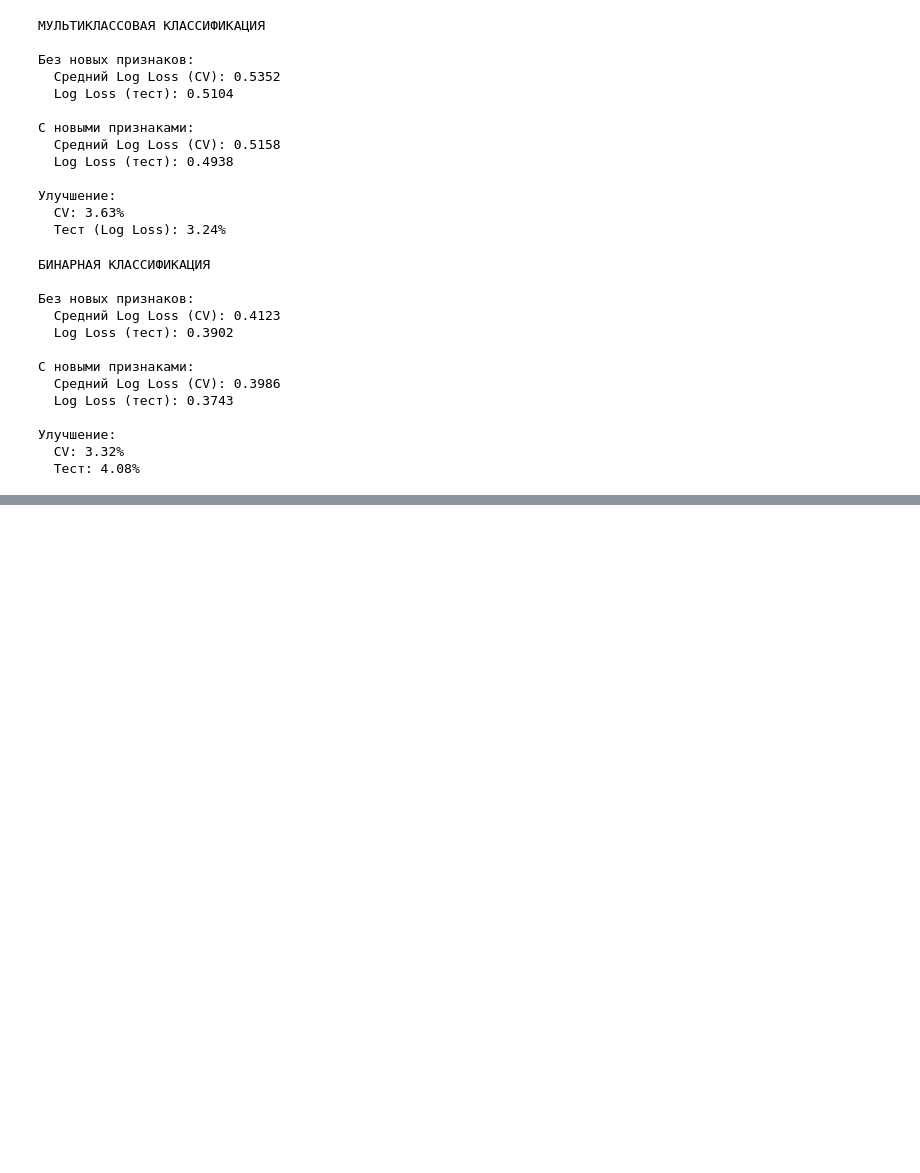
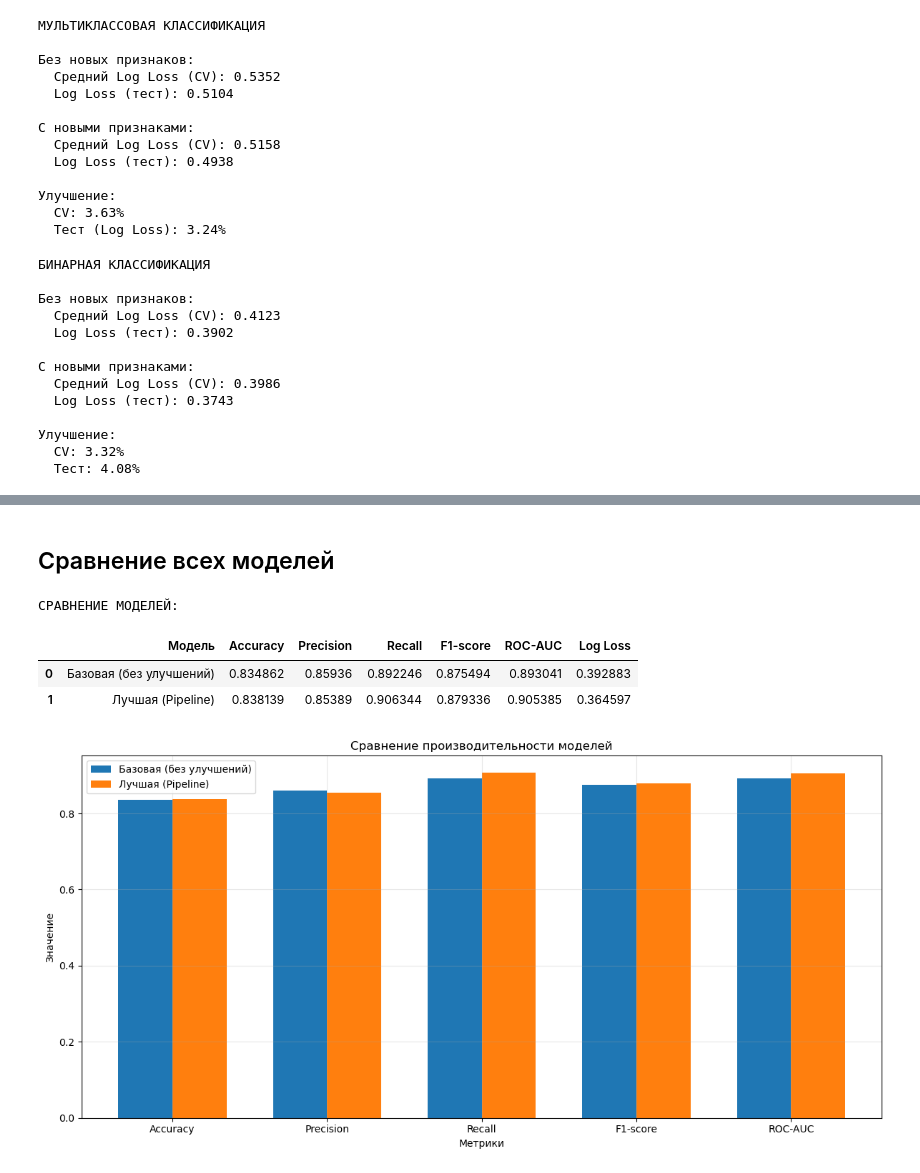
Before and after one commit to MariaKhudiakova/cirrhosis-prediction, a Jupyter notebook: notebooks/logistic_regression.ipynb, the cells around one changed output, grey strips where cells are left out. Drawn from its saved outputs; the diff is of its cells as text; code cells hidden in the pictures; blank space fills up the shorter version.

```diff
--- a/notebooks/logistic_regression.ipynb
+++ b/notebooks/logistic_regression.ipynb
@@ -700,0 +1683,2 @@ print(f"  Тест: {improvement_binary_test:.2f}%")
+# %% [markdown]
+## Сравнение всех моделей
@@ -700,0 +1710,32 @@ print(f"  Тест: {improvement_binary_test:.2f}%")
+# %%
+# Создание DataFrame
+comparison_df = pd.DataFrame(comparison_results)
+
+print("СРАВНЕНИЕ МОДЕЛЕЙ:")
+display(comparison_df)
+
+# Визуализация сравнения
+metrics_for_plot = ['Accuracy', 'Precision', 'Recall', 'F1-score', 'ROC-AUC']
+plt.figure(figsize=(12, 6))
+x = np.arange(len(metrics_for_plot))
+width = 0.35
+
+for i, model_name in enumerate(comparison_df['Модель']):
+    model_metrics = comparison_df[comparison_df['Модель'] == model_name].iloc[0]
+    values = [model_metrics[metric] for metric in metrics_for_plot]
+    plt.bar(x + i*width, values, width, label=model_name)
+
+plt.xlabel('Метрики')
+plt.ylabel('Значение')
+plt.title('Сравнение производительности моделей')
+plt.xticks(x + width/2, metrics_for_plot)
+plt.legend()
+plt.grid(True, alpha=0.3)
+plt.tight_layout()
+plt.show()
+# %% [output]
+СРАВНЕНИЕ МОДЕЛЕЙ:
+|  | Модель | Accuracy | Precision | Recall | F1-score | ROC-AUC | Log Loss |
+| 0 | Базовая (без улучшений) | 0.834862 | 0.85936 | 0.892246 | 0.875494 | 0.893041 | 0.392883 |
+| 1 | Лучшая (Pipeline) | 0.838139 | 0.85389 | 0.906344 | 0.879336 | 0.905385 | 0.364597 |
+[figure, added]
```
Also changed, not shown: parts of 27 cells of this notebook, 1 other file.
